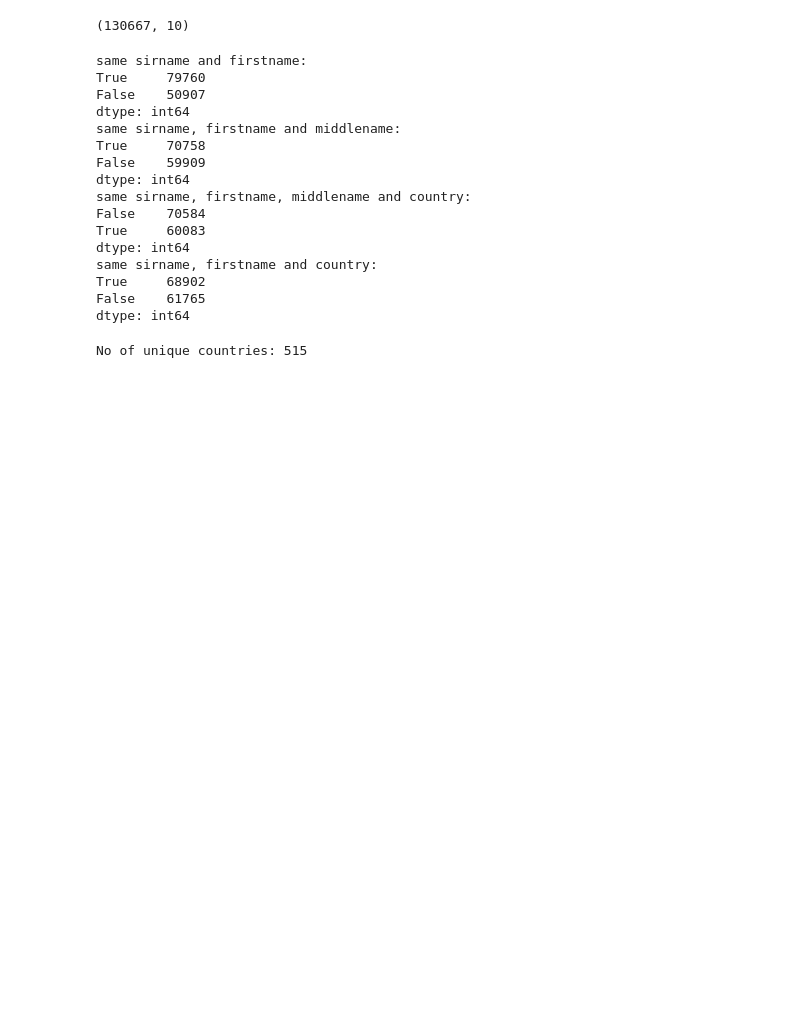
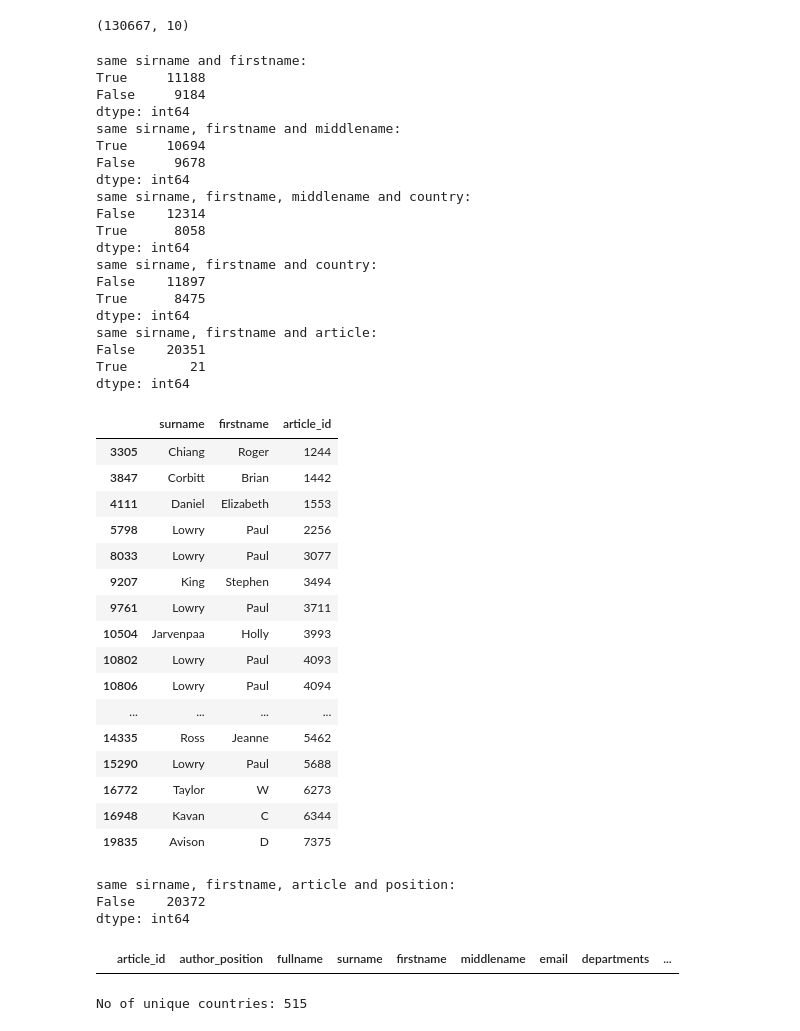
Before and after one commit to luisa2795/datawarehouse_for_SLR, a Jupyter notebook: EDA/EDA_authors.ipynb, the cells around one changed output. Drawn from its saved outputs; the diff is of its cells as text; code cells hidden in the pictures; blank space fills up the shorter version.

```diff
--- a/EDA/EDA_authors.ipynb
+++ b/EDA/EDA_authors.ipynb
@@ -15,0 +1,17 @@ auth.head()
+# %%
+#import packages
+import pandas as pd
+import os
+
+#define source directory
+path='/home/muellerrol/causeminer2/reports/2021_11_09_103116_results'
+
+#filenames of entity-related files
+authors_file='authors.csv'
+dsr_authors_file='dsr_authors.csv'
+
+#load data
+auth=pd.read_csv(os.path.join(path,authors_file))
+dsr_auth=pd.read_csv(os.path.join(path,dsr_authors_file))
+
+auth.head()
@@ -26,34 +46,68 @@ auth.shape
 # %%
 #by which criteria can we identify unique authors?
 
 print("same sirname and firstname:")
 print(auth.duplicated(subset=["surname", "firstname"]).value_counts())
 
 print("same sirname, firstname and middlename:")
 print(auth.duplicated(subset=["surname", "firstname", "middlename"]).value_counts())
 
 print("same sirname, firstname, middlename and country:")
 print(auth.duplicated(subset=["surname", "firstname", "middlename", "countries"]).value_counts())
 
 print("same sirname, firstname and country:")
 print(auth.duplicated(subset=["surname", "firstname", "countries"]).value_counts())
+
+print("same sirname, firstname and article:")
+print(auth.duplicated(subset=["surname", "firstname", "article_id"]).value_counts())
+auth[auth.duplicated(subset=["surname", "firstname", "article_id"])][["surname", "firstname","article_id"]]
 # %% [output]
 same sirname and firstname:
-True     79760
-False    50907
+True     11188
+False     9184
 dtype: int64
 same sirname, firstname and middlename:
-True     70758
-False    59909
+True     10694
+False     9678
 dtype: int64
 same sirname, firstname, middlename and country:
-False    70584
-True     60083
+False    12314
+True      8058
 dtype: int64
 same sirname, firstname and country:
-True     68902
-False    61765
+False    11897
+True      8475
 dtype: int64
+same sirname, firstname and article:
+False    20351
+True        21
+dtype: int64
+|  | surname | firstname | article_id |
+| 3305 | Chiang | Roger | 1244 |
+| 3847 | Corbitt | Brian | 1442 |
+| 4111 | Daniel | Elizabeth | 1553 |
+| 5798 | Lowry | Paul | 2256 |
+| 8033 | Lowry | Paul | 3077 |
+| 9207 | King | Stephen | 3494 |
+| 9761 | Lowry | Paul | 3711 |
+| 10504 | Jarvenpaa | Holly | 3993 |
+| 10802 | Lowry | Paul | 4093 |
+| 10806 | Lowry | Paul | 4094 |
+| ... | ... | ... | ... |
+| 14335 | Ross | Jeanne | 5462 |
+| 15290 | Lowry | Paul | 5688 |
+| 16772 | Taylor | W | 6273 |
+| 16948 | Kavan | C | 6344 |
+| 19835 | Avison | D | 7375 |
+# %%
+print("same sirname, firstname, article and position:")
+print(auth.duplicated(subset=["surname", "firstname", "article_id", "author_position"]).value_counts())
+auth[auth.duplicated(subset=["surname", "firstname", "article_id", "author_position"])]
+# %% [output]
+same sirname, firstname, article and position:
+False    20372
+dtype: int64
+|  | article_id | author_position | fullname | surname | firstname | middlename | email | departments | ... |
 # %%
 #how many unique countries?
 print("No of unique countries:",auth.countries.nunique())
```
Also changed, not shown: parts of 4 cells of this notebook, 21 other files.
